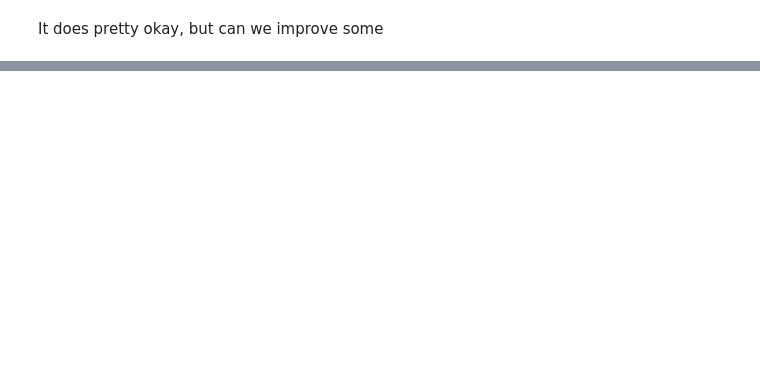
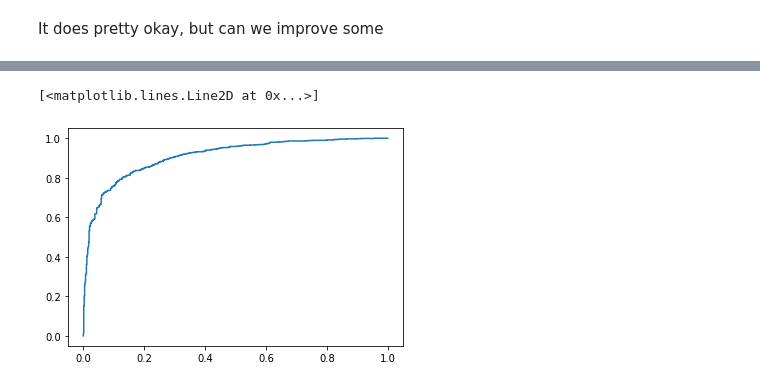
Before and after one commit to kylemfspurgeon/PDK_ML, a Jupyter notebook: PDK_ML_Models.ipynb, the cells around one changed output, grey strips where cells are left out. Saved outputs shown, nothing was run; the diff lists cells and outputs as text; code cells hidden in the pictures; blank space fills up the shorter version.

```diff
--- a/PDK_ML_Models.ipynb
+++ b/PDK_ML_Models.ipynb
@@ -128,0 +143,6 @@ clf.score(X_train,y_train)
+# %%
+plt.figure()
+plt.plot(fpr_gb,tpr_gb)
+# %% [output]
+[<matplotlib.lines.Line2D at 0x...>]
+[figure, added]
```
Also changed, not shown: parts of 76 cells of this notebook.
